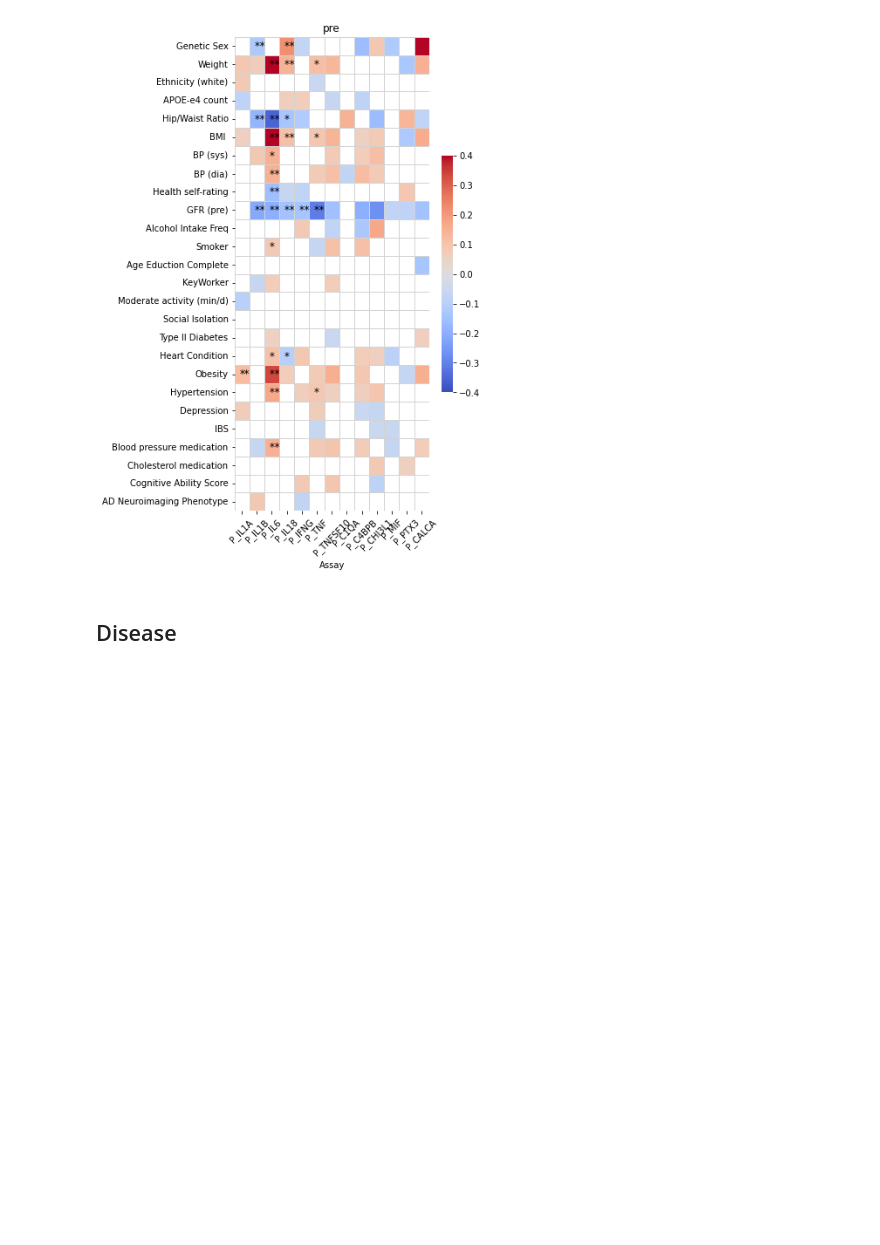
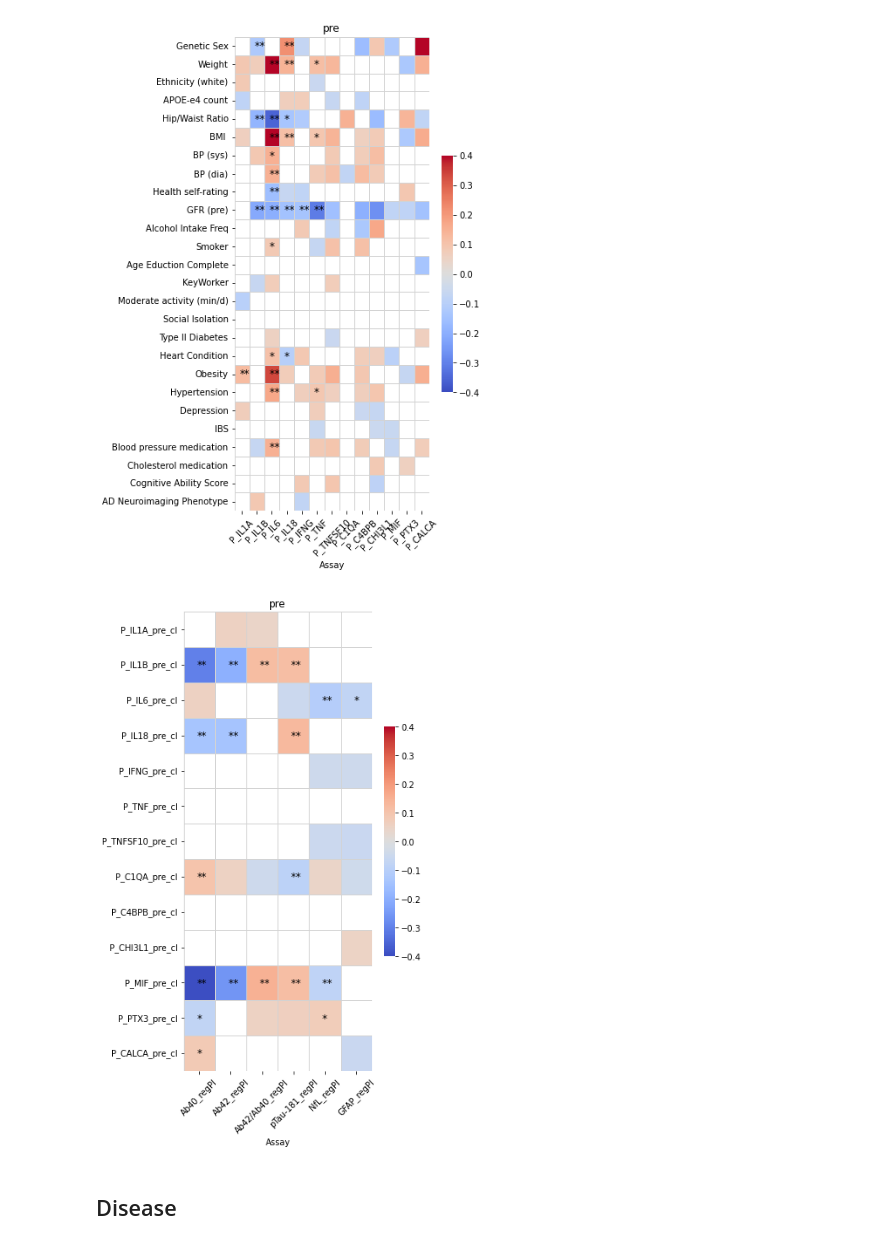
Before and after one commit to eduff/BIACOB, a Jupyter notebook: Basic_proteomics.ipynb, the cells around one changed output. Saved outputs shown, nothing was run; the diff lists cells and outputs as text; code cells hidden in the pictures; blank space fills up the shorter version.

```diff
--- a/Basic_proteomics.ipynb
+++ b/Basic_proteomics.ipynb
@@ -3144,51 +3122,53 @@ for pp in ['pre']:#,'post',]:
 #     fig.savefig('pre_int_CA9_'+pp+'.svg',dpi=300, bbox_inches = "tight")
 # %%
 # SIMOA OLINK
-# for pp in ['pre']:
+for pp in ['pre']:
 
-#     assays =  SIMOA_assays # ['Ab40_regPl', 'Ab42_regPl', 'Ab42/Ab40_regPl', 'pTau-181_regPl', 'NfL_regPl', 'GFAP_regPl']# + ['P_TREM2','P_AXL','P_TYRO3','P_MIF','P_C1QA', 'P_C4BPB','P_IL6','P_IL18']
+    assays =  SIMOA_assays # ['Ab40_regPl', 'Ab42_regPl', 'Ab42/Ab40_regPl', 'pTau-181_regPl', 'NfL_regPl', 'GFAP_regPl']# + ['P_TREM2','P_AXL','P_TYRO3','P_MIF','P_C1QA', 'P_C4BPB','P_IL6','P_IL18']
 
-#     (table,pvals,pvals_corr,sigs,betas,r)=model_table(outpts_pre,[a + '_' + pp+'_cl' for a in assays],['simp'],vars['OLINK_pre'] ,beta_dirs=[0,0,0,0,0,0,0,0,0,0,0,0,0,0,0,0,0,0,0,0,0,0,0,0,0,0,0,0,0,0,0,0,0,0,0,0,0],beta_vars=[0,0,0,0,0,0,0,0,0,0,0,0,0,0,0,0,0,0,0,0,0,0,0,0,0,0,0,0,0,0,0,0,0,0,0,0,0,0,0,0,0,0,0,0,0,0,0,0,0,0,0,0,0,0,0,],returndata=True,diff_models=True,FPR='col')
+    (table,pvals,pvals_corr,sigs,betas,r)=model_table(outpts_pre,[a + '_' + pp+'_cl' for a in assays],['simp'],vars['OLINK_pre'] ,beta_dirs=[0,0,0,0,0,0,0,0,0,0,0,0,0,0,0,0,0,0,0,0,0,0,0,0,0,0,0,0,0,0,0,0,0,0,0,0,0],beta_vars=[0,0,0,0,0,0,0,0,0,0,0,0,0,0,0,0,0,0,0,0,0,0,0,0,0,0,0,0,0,0,0,0,0,0,0,0,0,0,0,0,0,0,0,0,0,0,0,0,0,0,0,0,0,0,0,],returndata=True,diff_models=True,FPR='col')
 
-#     table=table.rename(columns=cols_translate)
-#     table.T.style.format()
-#     tables['pre_int_'+pp]=table
-#     tables['pre_int_'+pp].T.to_excel('tables/within_int_'+pp+'.xlsx')
-#     rows=(pvals<1).sum(axis=0)>0
-#     betas_in=pd.DataFrame(betas,index=table.index,columns=table.columns[1:])
-#     betas_in=betas_in.iloc[:,rows].T
-#     mask=((pvals.T)[rows,:]>0.2).astype(bool)
+    table=table.rename(columns=cols_translate)
+    table.T.style.format()
+    tables['pre_int_'+pp]=table
+    tables['pre_int_'+pp].T.to_excel('tables/within_int_'+pp+'.xlsx')
+    rows=(pvals<1).sum(axis=0)>0
+    betas_in=pd.DataFrame(betas,index=table.index,columns=table.columns[1:])
+    betas_in=betas_in.iloc[:,rows].T
+    mask=((pvals.T)[rows,:]>0.2).astype(bool)
 
-#     # Set the figure size
-#     fig=plt.figure(figsize=(5,10))
+    # Set the figure size
+    fig=plt.figure(figsize=(5,10))
 
-#     # Create the heatmap
-#     sns.heatmap(betas_in, annot=False, fmt=".2f", vmin=-0.4,vmax=0.4,mask=mask, cmap="coolwarm",  linewidths=0.5, linecolor='lightgrey', cbar=True,  cbar_kws={"shrink": 0.5},center=0)
+    # Create the heatmap
+    sns.heatmap(betas_in, annot=False, fmt=".2f", vmin=-0.4,vmax=0.4,mask=mask, cmap="coolwarm",  linewidths=0.5, linecolor='lightgrey', cbar=True,  cbar_kws={"shrink": 0.5},center=0)
 
-#     for i in range(6):
-#         for j in range(mask.shape[0]):
-#             if pvals[:,rows][i,j] <0.05:
-#                 plt.text(i + 0.5, j + 0.5, "*", ha='center', va='center', color='black', fontsize=12)
+    for i in range(6):
+        for j in range(mask.shape[0]):
+            if pvals[:,rows][i,j] <0.05:
+                plt.text(i + 0.5, j + 0.5, "*", ha='center', va='center', color='black', fontsize=12)
 
-#     for i in range(6):
-#         for j in range(mask.shape[0]):
-#             if sigs[:,rows][i,j] == 1:
-#                 plt.text(i + 0.5, j + 0.5, "   *", ha='center', va='center', color='black', fontsize=12)
+    for i in range(6):
+        for j in range(mask.shape[0]):
+            if sigs[:,rows][i,j] == 1:
+                plt.text(i + 0.5, j + 0.5, "   *", ha='center', va='center', color='black', fontsize=12)
 
 
 
-#     # Set the x-axis and y-axis labels using cols_translate
-#     plt.yticks(np.arange(mask.shape[0])+.5, betas_in.index[rows], rotation=0)
-#     plt.xticks(np.arange(len(assays))+0.5,[a for a in assays],rotation=45)
+    # Set the x-axis and y-axis labels using cols_translate
+    plt.yticks(np.arange(mask.shape[0])+.5, betas_in.index[rows], rotation=0)
+    plt.xticks(np.arange(len(assays))+0.5,[a for a in assays],rotation=45)
 
 
 
-#     # Set the title
-#     plt.title(pp)
+    # Set the title
+    plt.title(pp)
 
-#     # Show the plot
-#     plt.show()
-#     fig.savefig('pre_int_Simoa_OLINK_'+pp+'.svg',dpi=300, bbox_inches = "tight")
+    # Show the plot
+    plt.show()
+    fig.savefig('pre_int_Simoa_OLINK_'+pp+'.svg',dpi=300, bbox_inches = "tight")
+# %% [output]
+[figure, added]
 # %% [markdown]
 ## Disease
 # %%
```
Also changed, not shown: parts of 5 cells of this notebook.
